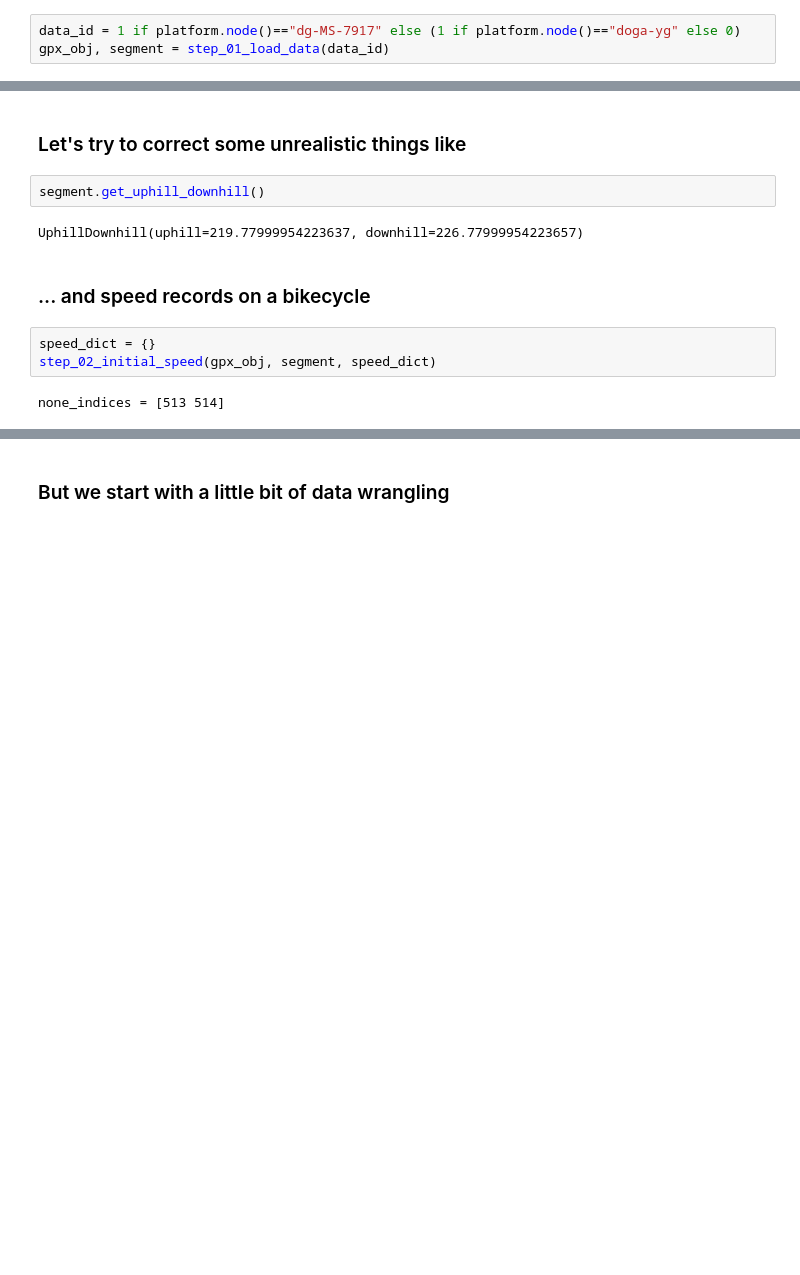
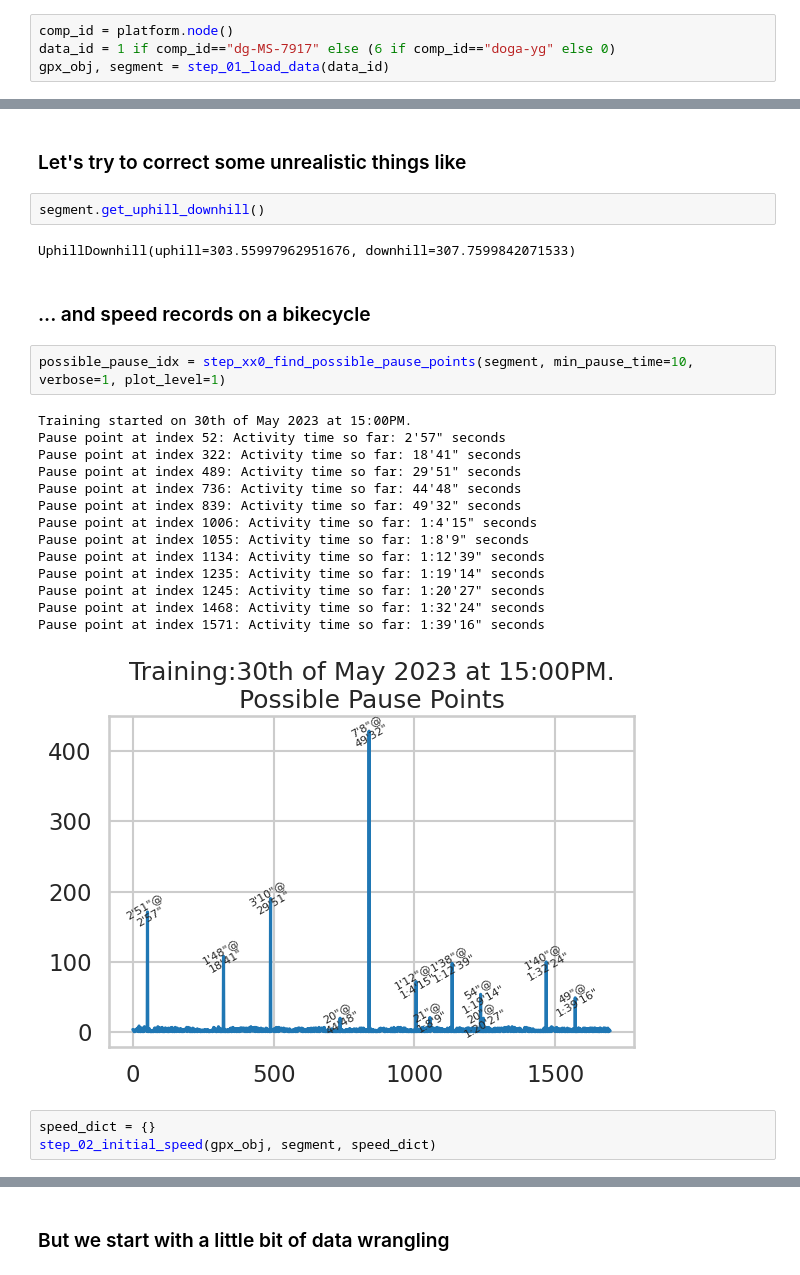
Before and after one commit to dogasiyli/gps_data_with_python, a Jupyter notebook: notebooks/4-pykalman.ipynb, the cells around one changed output, grey strips where cells are left out. Cells and saved outputs as stored; diff of their text form; blank space fills up the shorter version.

Commit message:
possible pause points

```diff
--- a/notebooks/4-pykalman.ipynb
+++ b/notebooks/4-pykalman.ipynb
@@ -10,6 +10,7 @@ import platform
 # %%
 from kalman_steps import *
 # %%
-data_id = 1 if platform.node()=="dg-MS-7917" else (1 if platform.node()=="doga-yg" else 0)
+comp_id = platform.node()
+data_id = 1 if comp_id=="dg-MS-7917" else (6 if comp_id=="doga-yg" else 0)
 gpx_obj, segment = step_01_load_data(data_id)
 # %% [output]
@@ -25,14 +28,29 @@ num of tracks=1
 # %%
 segment.get_uphill_downhill()
 # %% [output]
-UphillDownhill(uphill=219.77999954223637, downhill=226.77999954223657)
+UphillDownhill(uphill=303.55997962951676, downhill=307.7599842071533)
 # %% [markdown]
 ### ... and speed records on a bikecycle
+# %%
+possible_pause_idx = step_xx0_find_possible_pause_points(segment, min_pause_time=10, verbose=1, plot_level=1)
+# %% [output]
+Training started on 30th of May 2023 at 15:00PM.
+Pause point at index 52: Activity time so far: 2'57" seconds
+Pause point at index 322: Activity time so far: 18'41" seconds
+Pause point at index 489: Activity time so far: 29'51" seconds
+Pause point at index 736: Activity time so far: 44'48" seconds
+Pause point at index 839: Activity time so far: 49'32" seconds
+Pause point at index 1006: Activity time so far: 1:4'15" seconds
+Pause point at index 1055: Activity time so far: 1:8'9" seconds
+Pause point at index 1134: Activity time so far: 1:12'39" seconds
+Pause point at index 1235: Activity time so far: 1:19'14" seconds
+Pause point at index 1245: Activity time so far: 1:20'27" seconds
+Pause point at index 1468: Activity time so far: 1:32'24" seconds
+Pause point at index 1571: Activity time so far: 1:39'16" seconds
+[figure, added]
 # %%
 speed_dict = {}
 step_02_initial_speed(gpx_obj, segment, speed_dict)
-# %% [output]
-none_indices = [513 514]
 # %%
 plot_all_keys(speed_dict)
 plot_all_key_difs(speed_dict)
```
Also changed, not shown: parts of 24 cells of this notebook, 3 other files.
